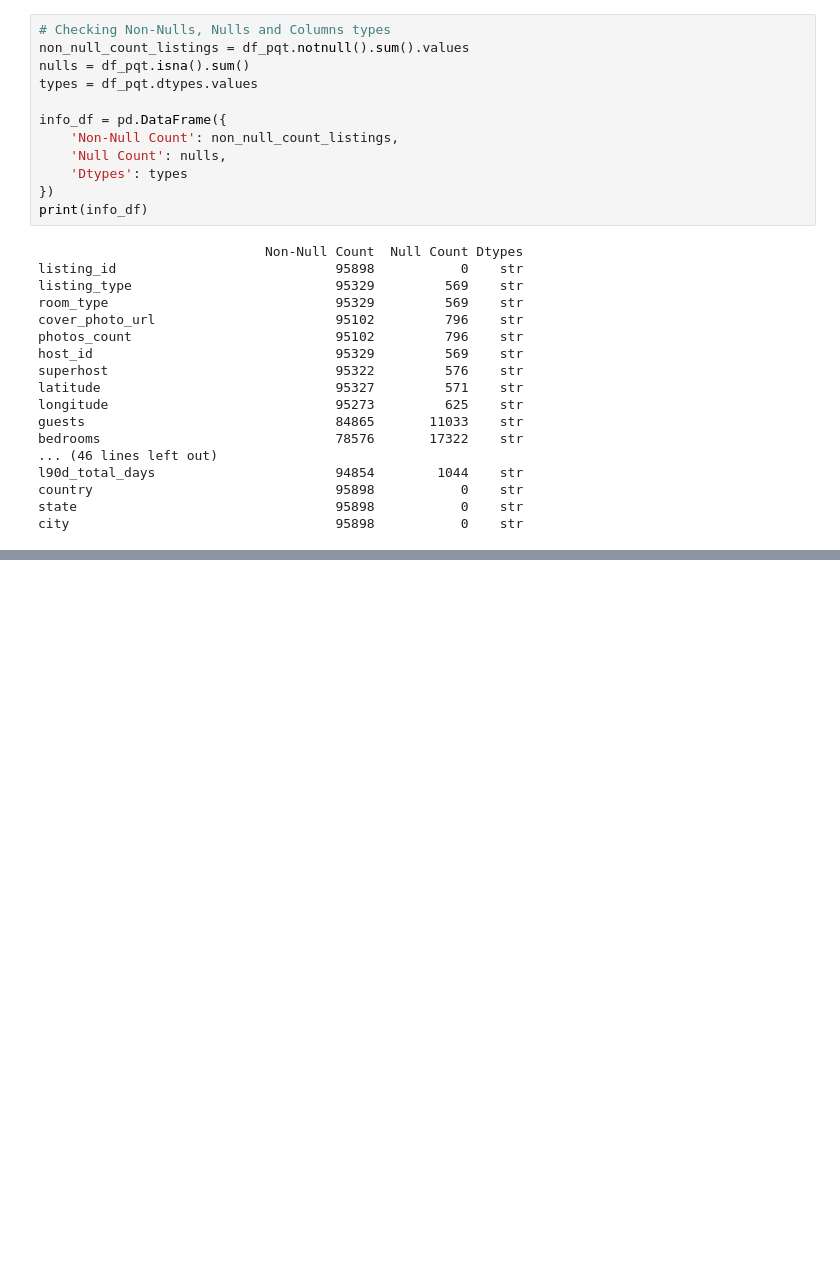
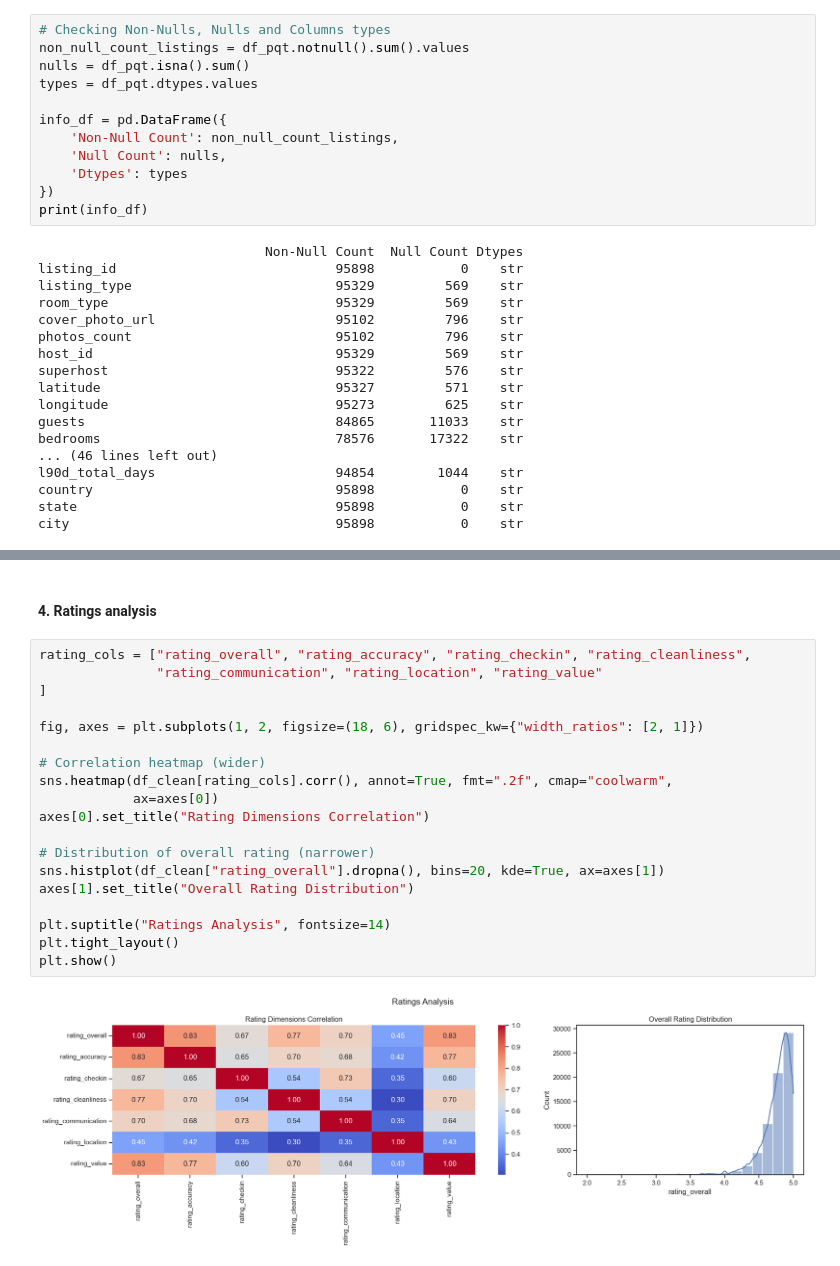
Before and after one commit to HenriquePRebolho/AirbnbDataMining, a Jupyter notebook: eda_etl/eda_etl.ipynb, the cells around one changed output, grey strips where cells are left out. Saved outputs shown, nothing was run; the diff lists cells and outputs as text; blank space fills up the shorter version.

```diff
--- a/eda_etl/eda_etl.ipynb
+++ b/eda_etl/eda_etl.ipynb
@@ -164,0 +395,23 @@ True
+# %% [markdown]
+#### 4. Ratings analysis
+# %%
+rating_cols = ["rating_overall", "rating_accuracy", "rating_checkin", "rating_cleanliness",
+               "rating_communication", "rating_location", "rating_value"
+]
+
+fig, axes = plt.subplots(1, 2, figsize=(18, 6), gridspec_kw={"width_ratios": [2, 1]})
+
+# Correlation heatmap (wider)
+sns.heatmap(df_clean[rating_cols].corr(), annot=True, fmt=".2f", cmap="coolwarm",
+            ax=axes[0])
+axes[0].set_title("Rating Dimensions Correlation")
+
+# Distribution of overall rating (narrower)
+sns.histplot(df_clean["rating_overall"].dropna(), bins=20, kde=True, ax=axes[1])
+axes[1].set_title("Overall Rating Distribution")
+
+plt.suptitle("Ratings Analysis", fontsize=14)
+plt.tight_layout()
+plt.show()
+# %% [output]
+[figure, added]
```
Also changed, not shown: parts of 34 cells of this notebook.
